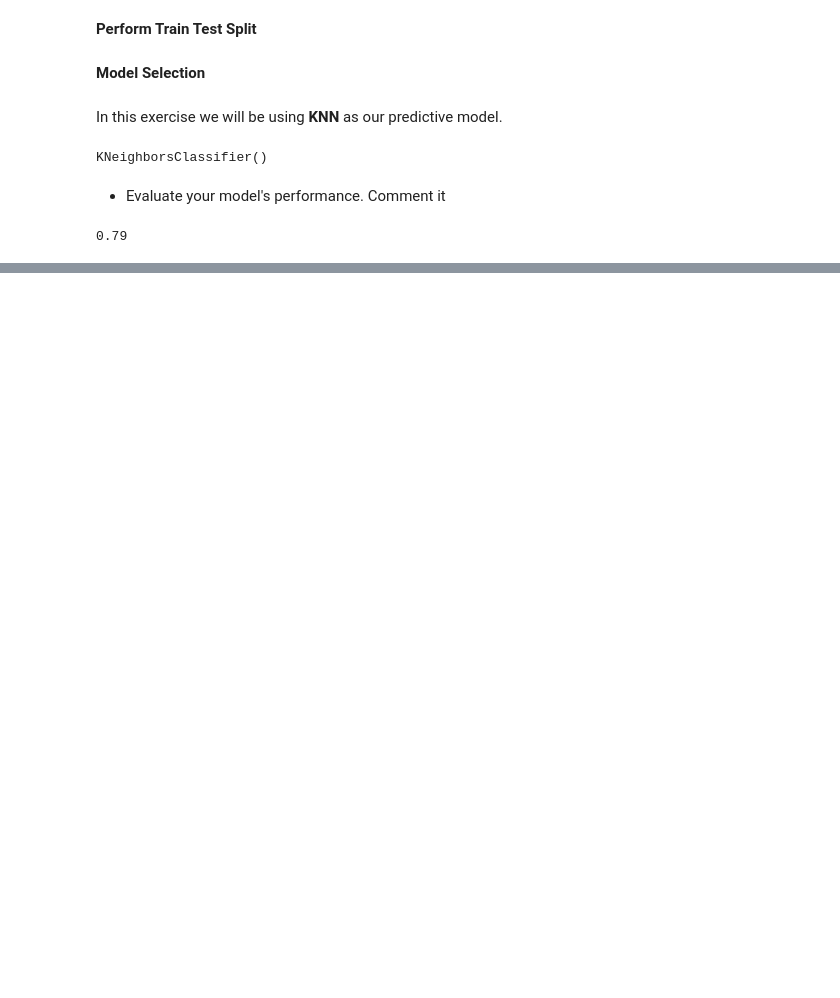
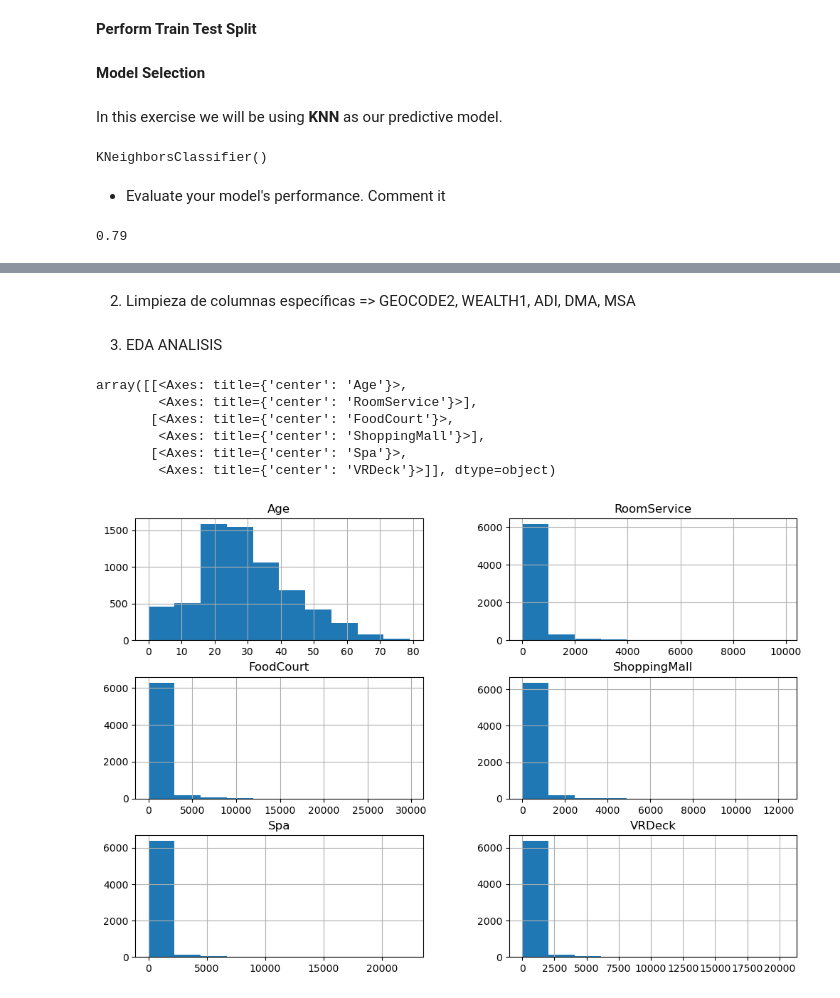
Before and after one commit to LautaroDA2205/lab-feature-engineering, a Jupyter notebook: lab-feature_eng.ipynb, the cells around one changed output, grey strips where cells are left out. Saved outputs shown, nothing was run; the diff lists cells and outputs as text; code cells hidden in the pictures; blank space fills up the shorter version.

```diff
--- a/lab-feature_eng.ipynb
+++ b/lab-feature_eng.ipynb
@@ -141,0 +159,23 @@ print(accuracy_rounded)
+# %% [markdown]
+2. Limpieza de columnas específicas => GEOCODE2, WEALTH1, ADI, DMA, MSA
+# %%
+cols_to_drop = ['GEOCODE2', 'WEALTH1', 'ADI', 'DMA', 'MSA']
+
+spaceship = spaceship.drop(columns=cols_to_drop, errors='ignore')
+# %%
+#Preferimos llenar los valores faltantes con la mediana en lugar de eliminar las filas, ya que esto nos permite conservar más datos para el análisis y el entrenamiento del modelo. La mediana es una medida de tendencia central que no se ve afectada por valores atípicos, lo que la hace una opción robusta para imputar valores faltantes en columnas numéricas.
+for col in cols_to_drop:
+    if col in spaceship.columns:
+        spaceship[col] = spaceship[col].fillna(spaceship[col].median())
+# %% [markdown]
+3. EDA ANALISIS
+# %%
+spaceship.hist(figsize=(12,8))
+# %% [output]
+array([[<Axes: title={'center': 'Age'}>,
+        <Axes: title={'center': 'RoomService'}>],
+       [<Axes: title={'center': 'FoodCourt'}>,
+        <Axes: title={'center': 'ShoppingMall'}>],
+       [<Axes: title={'center': 'Spa'}>,
+        <Axes: title={'center': 'VRDeck'}>]], dtype=object)
+[figure, added]
```
Also changed, not shown: parts of 9 cells of this notebook.
